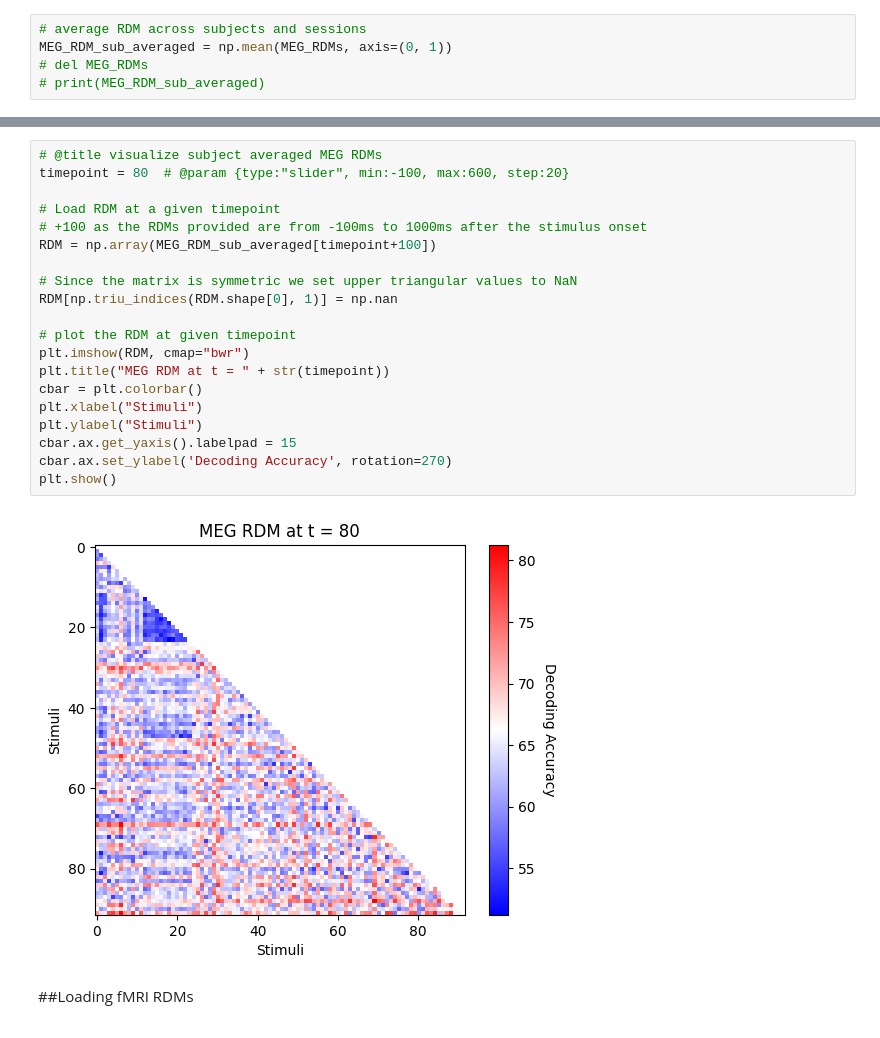
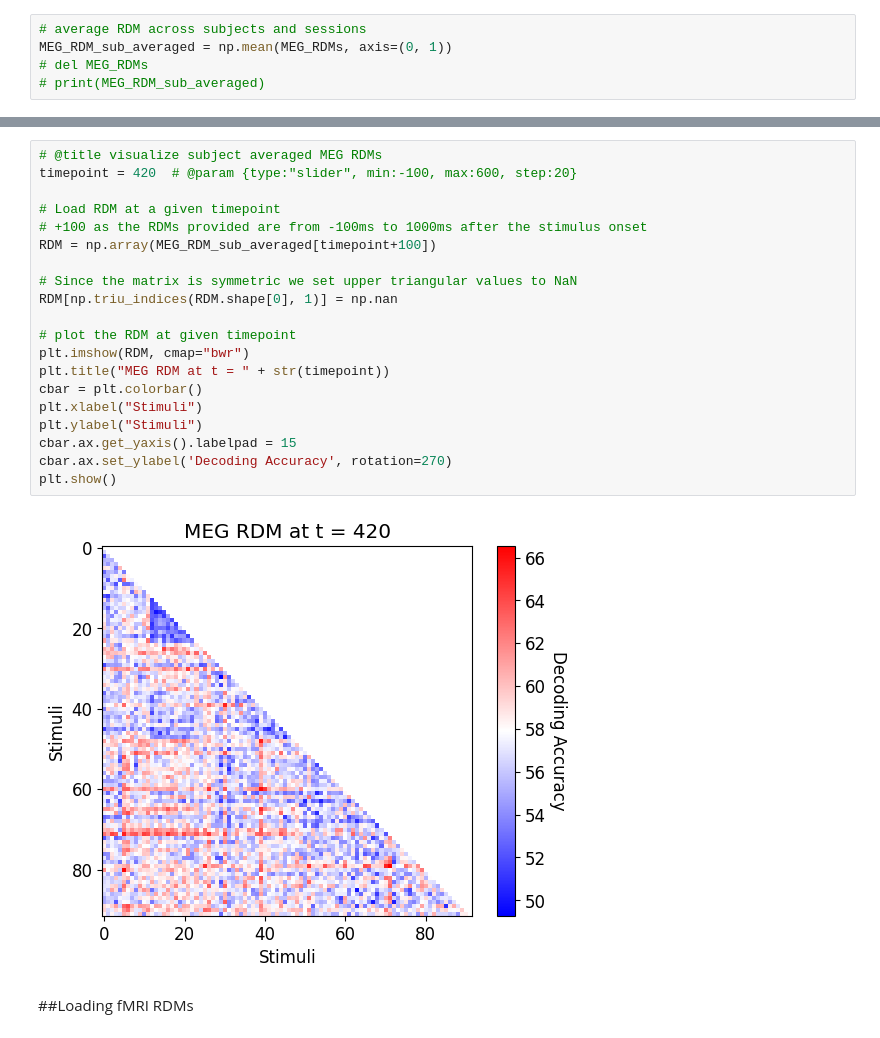
Before and after one commit to OdinViolet/Neuromatch, a Jupyter notebook: projects/fMRI/load_cichy_fMRI_MEG.ipynb, the cells around one changed output, grey strips where cells are left out. Drawn from its saved outputs; the diff is of its cells as text.

```diff
--- a/projects/fMRI/load_cichy_fMRI_MEG.ipynb
+++ b/projects/fMRI/load_cichy_fMRI_MEG.ipynb
@@ -122,25 +124,25 @@ MEG_RDM_sub_averaged = np.mean(MEG_RDMs, axis=(0, 1))
 # %%
 # @title visualize subject averaged MEG RDMs
-timepoint = 80  # @param {type:"slider", min:-100, max:600, step:20}
+timepoint = 420  # @param {type:"slider", min:-100, max:600, step:20}
 
 # Load RDM at a given timepoint
 # +100 as the RDMs provided are from -100ms to 1000ms after the stimulus onset
 RDM = np.array(MEG_RDM_sub_averaged[timepoint+100])
 
 # Since the matrix is symmetric we set upper triangular values to NaN
 RDM[np.triu_indices(RDM.shape[0], 1)] = np.nan
 
 # plot the RDM at given timepoint
 plt.imshow(RDM, cmap="bwr")
 plt.title("MEG RDM at t = " + str(timepoint))
 cbar = plt.colorbar()
 plt.xlabel("Stimuli")
 plt.ylabel("Stimuli")
 cbar.ax.get_yaxis().labelpad = 15
 cbar.ax.set_ylabel('Decoding Accuracy', rotation=270)
 plt.show()
 # %% [output]
-[figure, old version]
+[figure, new version]
 # %% [markdown]
 ##Loading fMRI RDMs
 # %%
```
Also changed, not shown: parts of 22 cells of this notebook.
